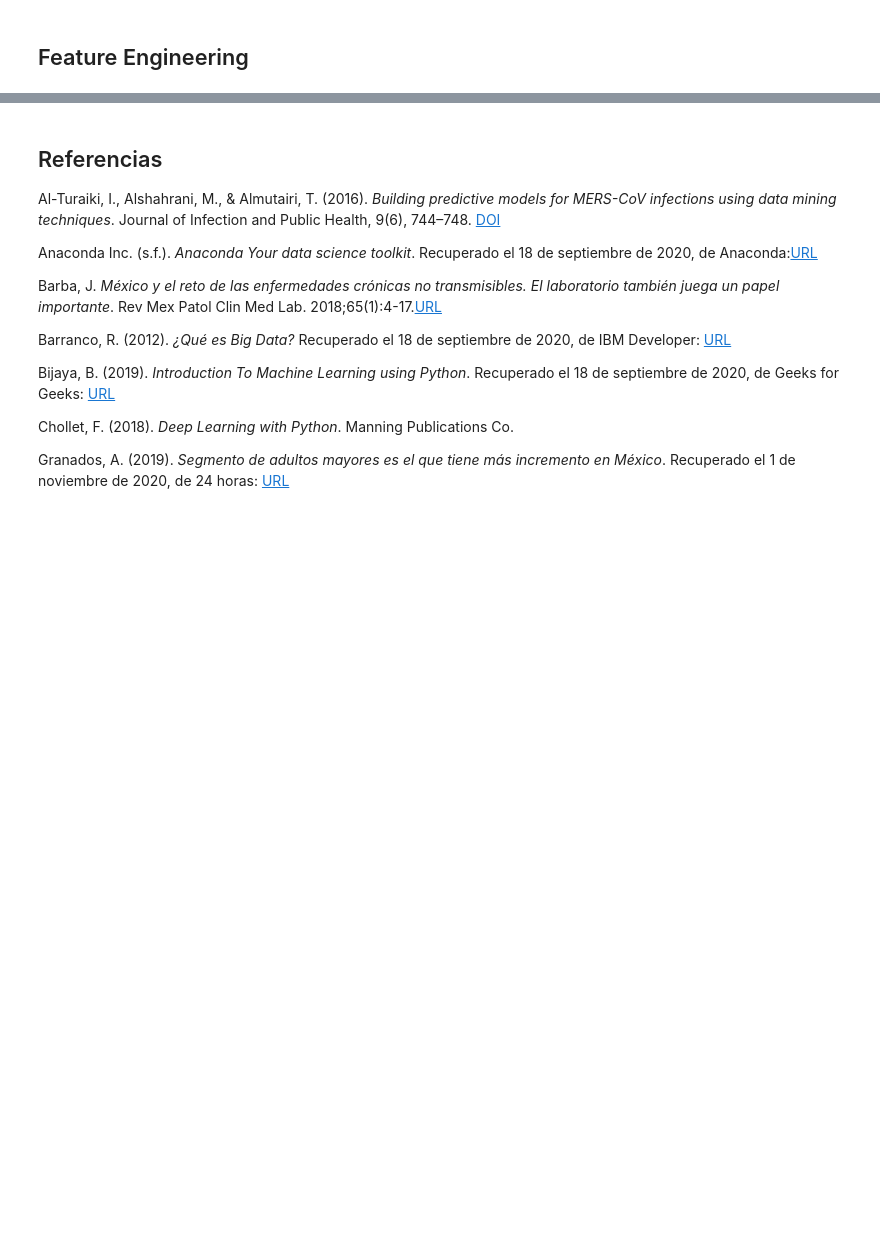
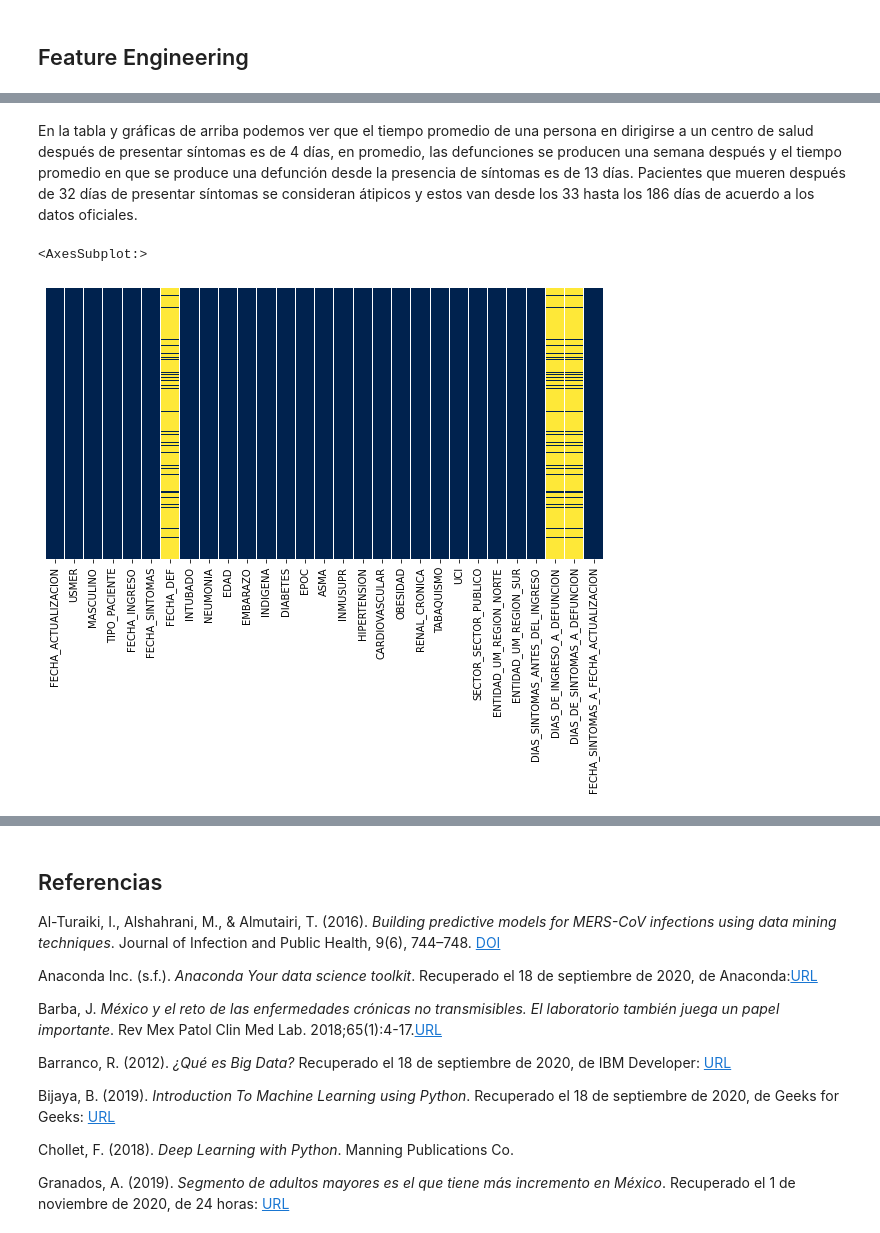
Before and after one commit to JaimeSolisS/Covid-Survival-Analysis, a Jupyter notebook: Proyecto ML TC2006.ipynb, the cells around one changed output, grey strips where cells are left out. Saved outputs shown, nothing was run; the diff lists cells and outputs as text; code cells hidden in the pictures; blank space fills up the shorter version.

```diff
--- a/Proyecto ML TC2006.ipynb
+++ b/Proyecto ML TC2006.ipynb
@@ -760,0 +1027,8 @@ to_clean_positivos.to_csv('./dataset/covidLimpio.csv', index=False)
+# %% [markdown]
+En la tabla y gráficas de arriba podemos ver que el tiempo promedio de una persona en dirigirse a un centro de salud después de presentar síntomas es de 4 días, en promedio, las defunciones se producen una semana después y el tiempo promedio en que se produce una defunción desde la presencia de síntomas es de 13 días. Pacientes que mueren después de 32 días de presentar síntomas se consideran átipicos y estos van desde los 33 hasta los 186 días de acuerdo a los datos oficiales.
+# %%
+fig, ax = plt.subplots(figsize=(10,5))
+sns.heatmap(fe.isnull(),yticklabels=False,cbar=False,cmap='cividis')
+# %% [output]
+<AxesSubplot:>
+[figure, added]
```
Also changed, not shown: parts of 41 cells of this notebook, 1 other file.
